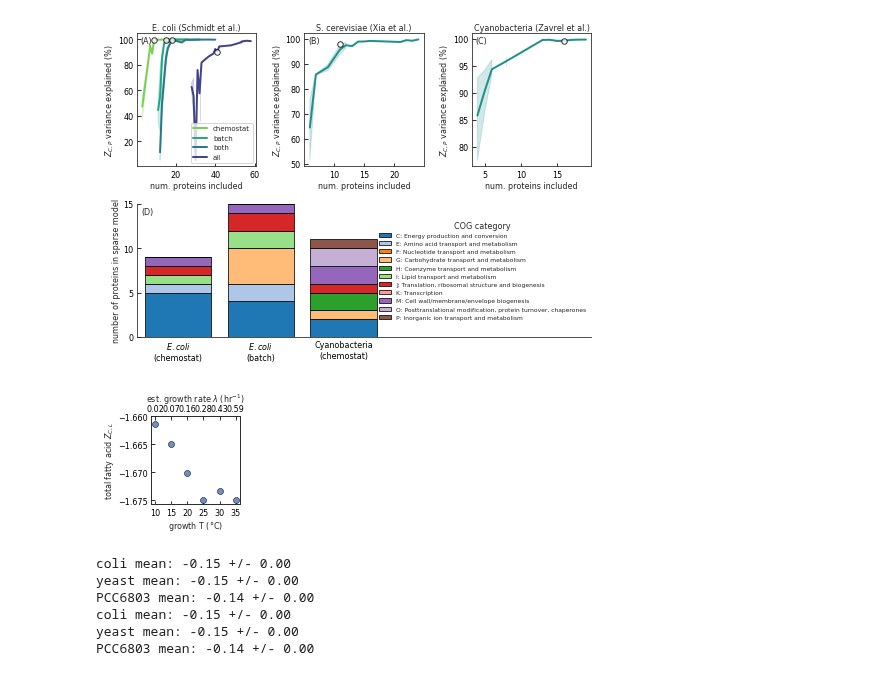
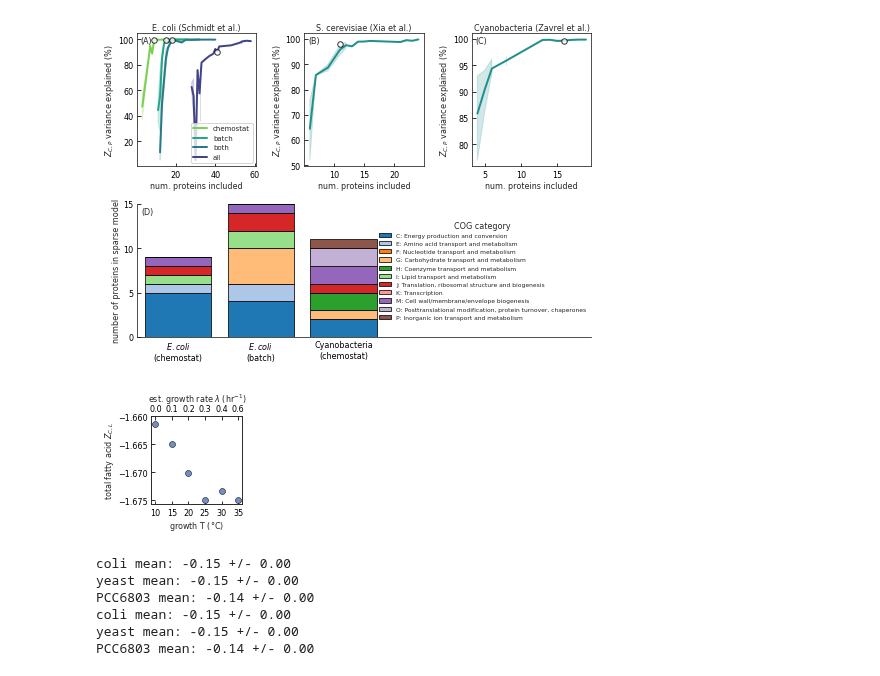
Before and after one commit to flamholz/redox-proteome, a Jupyter notebook: notebooks/Fig7.ipynb, the cells around one changed output. Saved outputs shown, nothing was run; the diff lists cells and outputs as text; code cells hidden in the pictures.

```diff
--- a/notebooks/Fig7.ipynb
+++ b/notebooks/Fig7.ipynb
@@ -286,35 +332,35 @@ c = 0.298
 Tmax = 47.3
 Tmin = 4.9
 temps = np.arange(10, 36, 5)
 RHS = b*(temps-Tmin)*(1-np.exp(c*(temps-Tmax)))
 pred_mu = np.power(RHS, 2)
 
 # Plot T on the primary X axis, inferred growth rate on the top X axis
 plt.figure(figsize=(2.24,2.25))
 
 mask = total_lipids_marr.experiment == 'temp'
 # The fit from Gill 1985 has a max around 40 C
 mask = np.logical_and(mask, total_lipids_marr.temp_C < 36)
 plt.scatter(total_lipids_marr[mask].temp_C, total_lipids_marr[mask].lipid_NOSC,
             label='Marr 1962', edgecolor='k', lw=0.5, color=colors['blue'])
 
 plt.xlabel('growth T ($\degree$C)')
 plt.ylabel('total fatty acid $Z_{C,L}$')
 xlim = plt.xlim()
 plt.xticks(temps)
 plt.yticks(-np.arange(1.66, 1.676, 0.005))
 
 plt.twiny()
 
-plt.xticks(temps, np.round(pred_mu, 2))
+plt.xticks(temps, np.round(pred_mu, 1))
 plt.xlim(xlim)
 plt.xlabel('est. growth rate $\lambda$ (hr$^{-1}$)')
 
 plt.tight_layout()
 plt.savefig('../output/FigSX_lipid_ZC.png', facecolor='w', dpi=300)
 plt.show()
 # %% [output]
-[figure, old version]
+[figure, new version]
 # %%
 # Reading the monte-carlo samples of proteome NOSC per-genome.
 # Generated by munge/cds_monte_carlo.py
```
Also changed, not shown: parts of 4 cells of this notebook, 4 other files.
